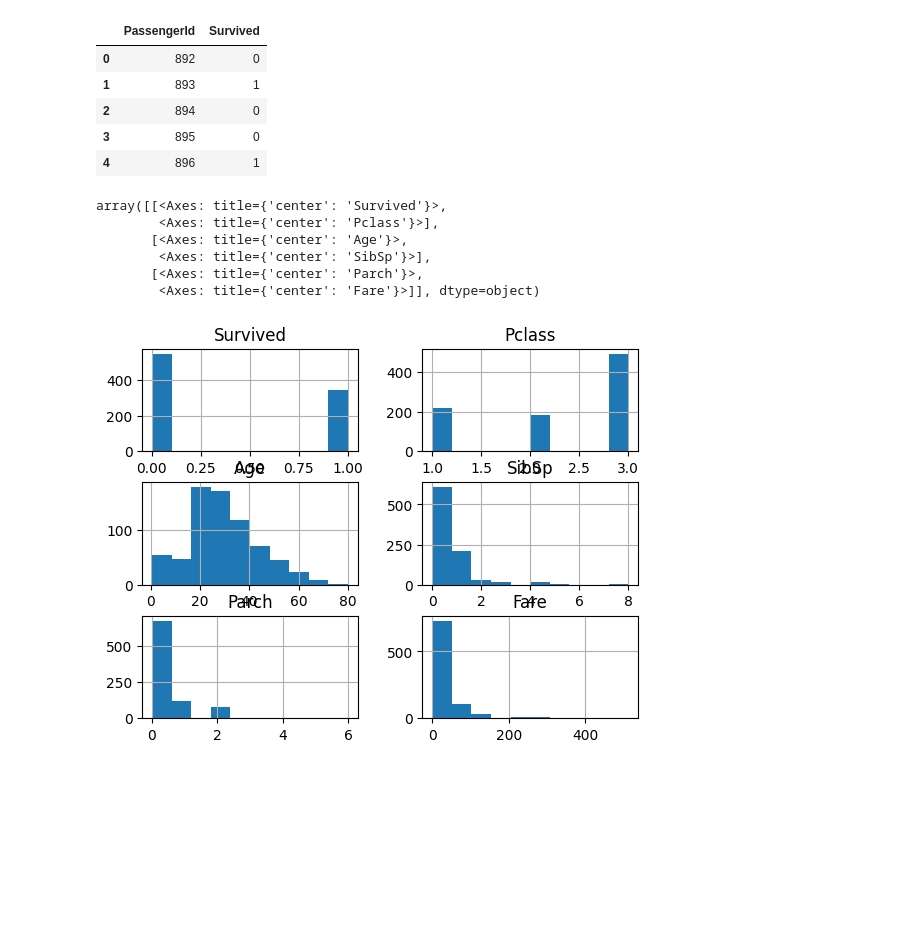
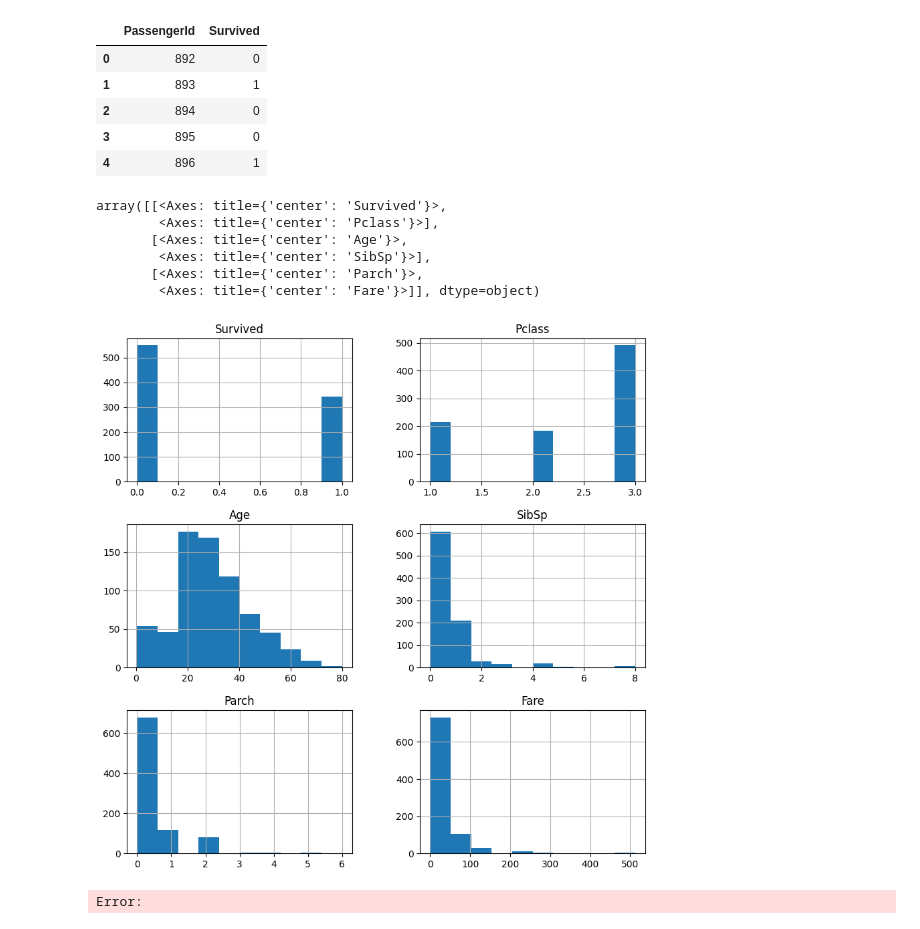
Before and after one commit to BinniesLite/ml_stuff, a Jupyter notebook: c3_training_models/practices/titanic_practices.ipynb, the cells around one changed output. Drawn from its saved outputs; the diff is of its cells as text; code cells hidden in the pictures; blank space fills up the shorter version.

```diff
--- a/c3_training_models/practices/titanic_practices.ipynb
+++ b/c3_training_models/practices/titanic_practices.ipynb
@@ -26,16 +26,19 @@ gender.head()
 | 4 | 896 | 1 |
 # %%
 features = ["Survived", "Pclass", "Age", "SibSp", "Parch", "Fare"]
-# %%
-titanic.hist(features)
-# %% [output]
-array([[<Axes: title={'center': 'Survived'}>,
-        <Axes: title={'center': 'Pclass'}>],
-       [<Axes: title={'center': 'Age'}>,
-        <Axes: title={'center': 'SibSp'}>],
-       [<Axes: title={'center': 'Parch'}>,
-        <Axes: title={'center': 'Fare'}>]], dtype=object)
-[figure, removed]
+# %%
+# To see a clearer picture of the images
+
+titanic[features].hist(figsize=(10, 10))
+# %% [output]
+array([[<Axes: title={'center': 'Survived'}>,
+        <Axes: title={'center': 'Pclass'}>],
+       [<Axes: title={'center': 'Age'}>,
+        <Axes: title={'center': 'SibSp'}>],
+       [<Axes: title={'center': 'Parch'}>,
+        <Axes: title={'center': 'Fare'}>]], dtype=object)
+[figure, added]
+Error:
 # %%
 features = [""]
 # %%
```
Also changed, not shown: 3 other files.
